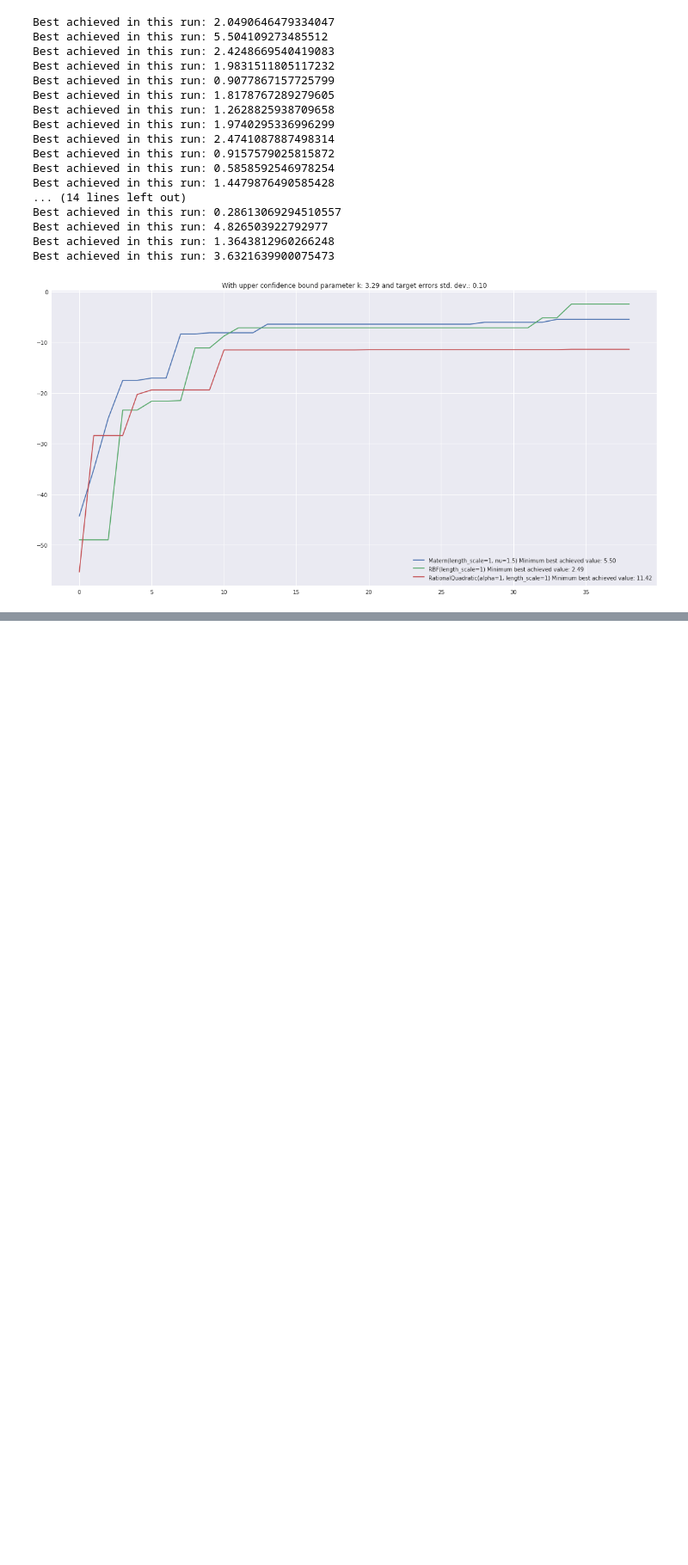
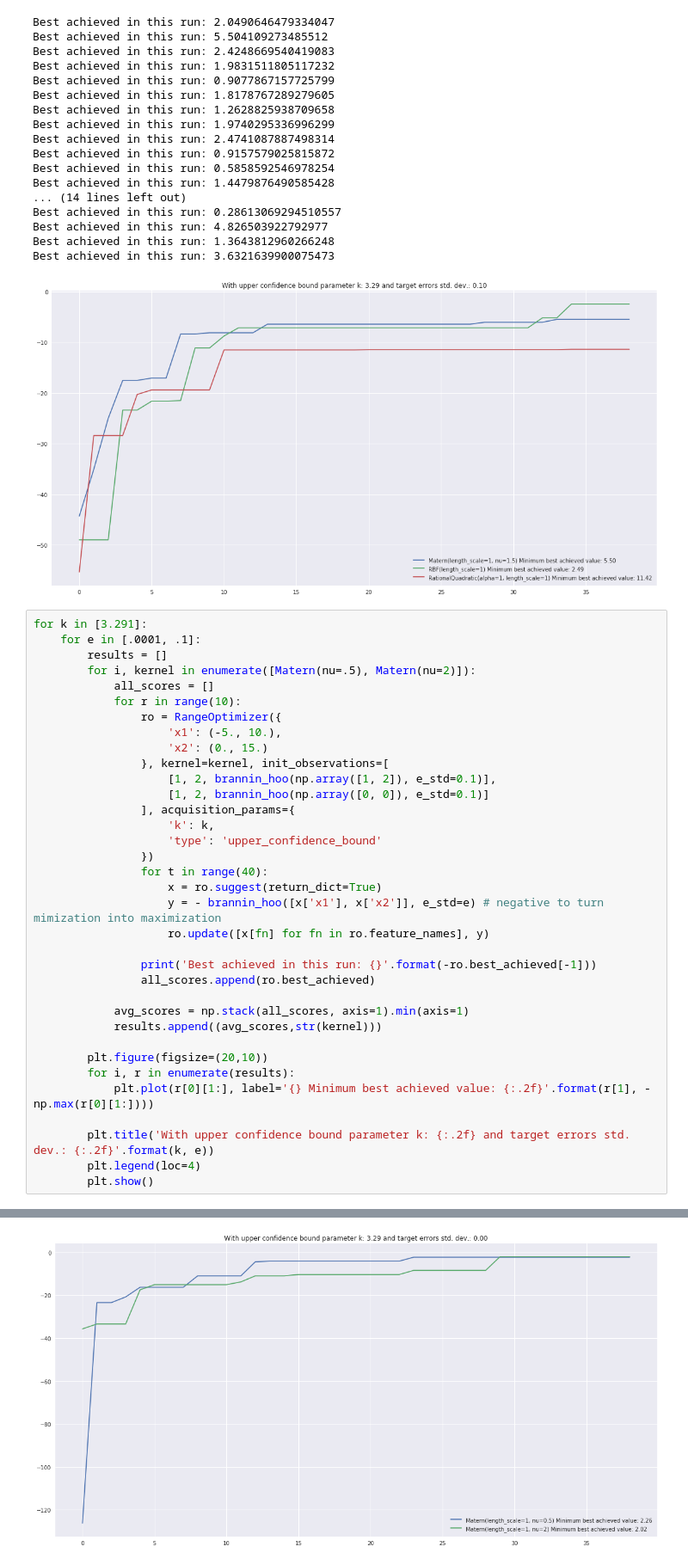
Before and after one commit to Westermann/bayes_opt, a Jupyter notebook: BayesianOptimizer.ipynb, the cells around one changed output, grey strips where cells are left out. Shown: that part at 86% size. Saved outputs shown, nothing was run; the diff lists cells and outputs as text; blank space fills up the shorter version.

```diff
--- a/BayesianOptimizer.ipynb
+++ b/BayesianOptimizer.ipynb
@@ -233,3 +233,39 @@ Best achieved in this run: 4.826503922792977
 Best achieved in this run: 1.3643812960266248
 Best achieved in this run: 3.6321639900075473
 [figure]
+# %%
+for k in [3.291]:
+    for e in [.0001, .1]:
+        results = []
+        for i, kernel in enumerate([Matern(nu=.5), Matern(nu=2)]):
+            all_scores = []
+            for r in range(10):
+                ro = RangeOptimizer({
+                    'x1': (-5., 10.),
+                    'x2': (0., 15.)
+                }, kernel=kernel, init_observations=[
+                    [1, 2, brannin_hoo(np.array([1, 2]), e_std=0.1)],
+                    [1, 2, brannin_hoo(np.array([0, 0]), e_std=0.1)]
+                ], acquisition_params={
+                    'k': k,
+                    'type': 'upper_confidence_bound'
+                })
+                for t in range(40):
+                    x = ro.suggest(return_dict=True)
+                    y = - brannin_hoo([x['x1'], x['x2']], e_std=e) # negative to turn mimization into maximization
+                    ro.update([x[fn] for fn in ro.feature_names], y)
+
+                print('Best achieved in this run: {}'.format(-ro.best_achieved[-1]))
+                all_scores.append(ro.best_achieved)
+
+            avg_scores = np.stack(all_scores, axis=1).min(axis=1)
+            results.append((avg_scores,str(kernel)))
+
+        plt.figure(figsize=(20,10))
+        for i, r in enumerate(results):
+            plt.plot(r[0][1:], label='{} Minimum best achieved value: {:.2f}'.format(r[1], -np.max(r[0][1:])))
+
+        plt.title('With upper confidence bound parameter k: {:.2f} and target errors std. dev.: {:.2f}'.format(k, e))
+        plt.legend(loc=4)
+        plt.show()
+# %% [output]
@@ -235,0 +292 @@ Best achieved in this run: 3.6321639900075473
+[figure, added]
```
Also changed, not shown: parts of 2 cells of this notebook.
